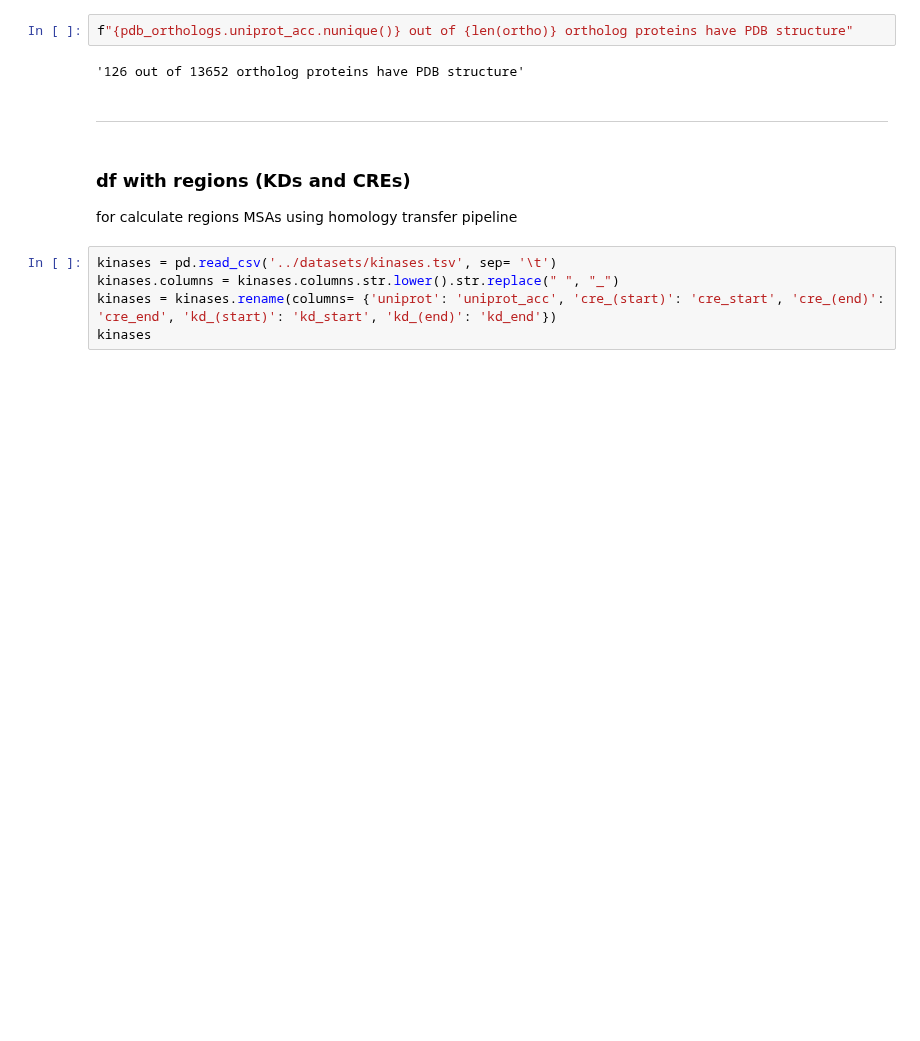
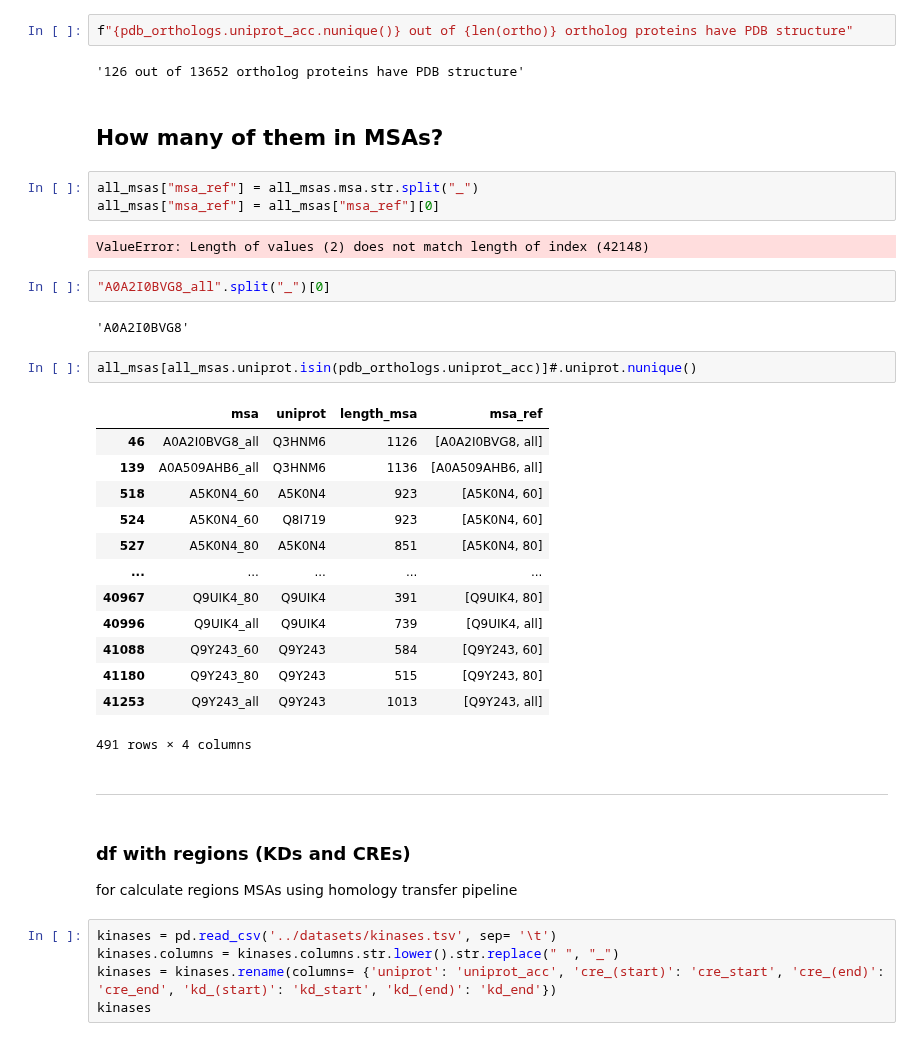
Before and after one commit to alvaro-2/cis-reg, a Jupyter notebook: scripts/orthologs.ipynb, the cells around one changed output. Drawn from its saved outputs; the diff is of its cells as text; blank space fills up the shorter version.

```diff
--- a/scripts/orthologs.ipynb
+++ b/scripts/orthologs.ipynb
@@ -252,6 +265,33 @@ pdb_orthologs
 f"{pdb_orthologs.uniprot_acc.nunique()} out of {len(ortho)} ortholog proteins have PDB structure"
 # %% [output]
 '126 out of 13652 ortholog proteins have PDB structure'
+# %% [markdown]
+## How many of them in MSAs?
+# %%
+all_msas["msa_ref"] = all_msas.msa.str.split("_")
+all_msas["msa_ref"] = all_msas["msa_ref"][0]
+# %% [output]
+ValueError: Length of values (2) does not match length of index (42148)
+# %%
+"A0A2I0BVG8_all".split("_")[0]
+# %% [output]
+'A0A2I0BVG8'
+# %%
+all_msas[all_msas.uniprot.isin(pdb_orthologs.uniprot_acc)]#.uniprot.nunique()
+# %% [output]
+|  | msa | uniprot | length_msa | msa_ref |
+| 46 | A0A2I0BVG8_all | Q3HNM6 | 1126 | [A0A2I0BVG8, all] |
+| 139 | A0A509AHB6_all | Q3HNM6 | 1136 | [A0A509AHB6, all] |
+| 518 | A5K0N4_60 | A5K0N4 | 923 | [A5K0N4, 60] |
+| 524 | A5K0N4_60 | Q8I719 | 923 | [A5K0N4, 60] |
+| 527 | A5K0N4_80 | A5K0N4 | 851 | [A5K0N4, 80] |
+| ... | ... | ... | ... | ... |
+| 40967 | Q9UIK4_80 | Q9UIK4 | 391 | [Q9UIK4, 80] |
+| 40996 | Q9UIK4_all | Q9UIK4 | 739 | [Q9UIK4, all] |
+| 41088 | Q9Y243_60 | Q9Y243 | 584 | [Q9Y243, 60] |
+| 41180 | Q9Y243_80 | Q9Y243 | 515 | [Q9Y243, 80] |
+| 41253 | Q9Y243_all | Q9Y243 | 1013 | [Q9Y243, all] |
+491 rows × 4 columns
 # %% [markdown]
 ---
 # %% [markdown]
```
Also changed, not shown: parts of 4 cells of this notebook.
